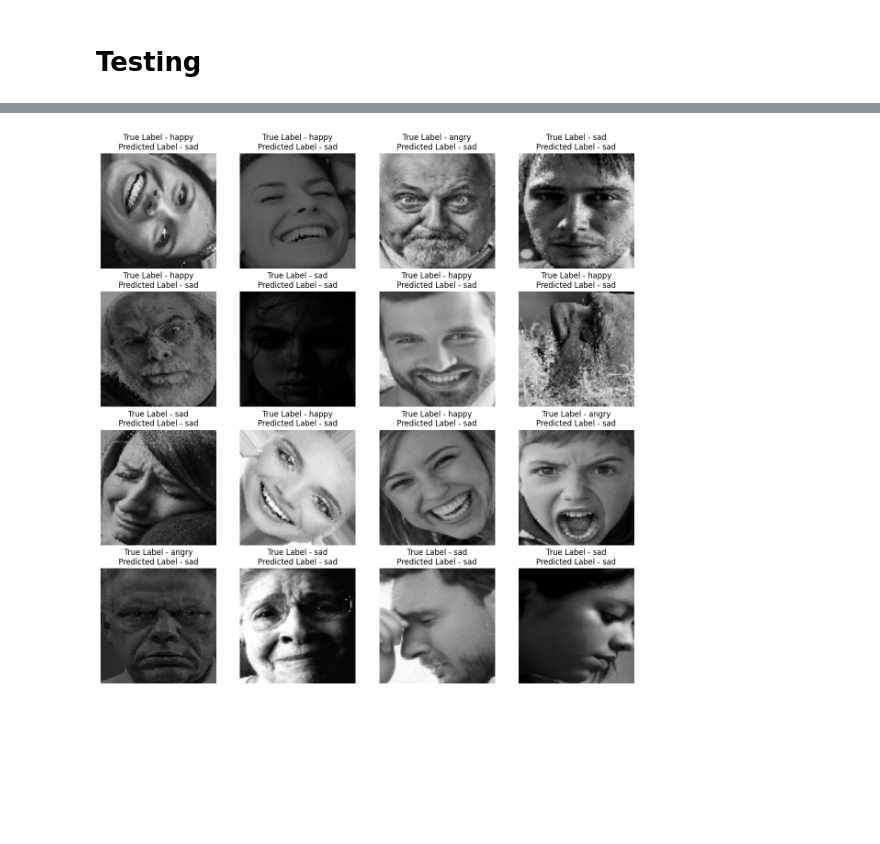
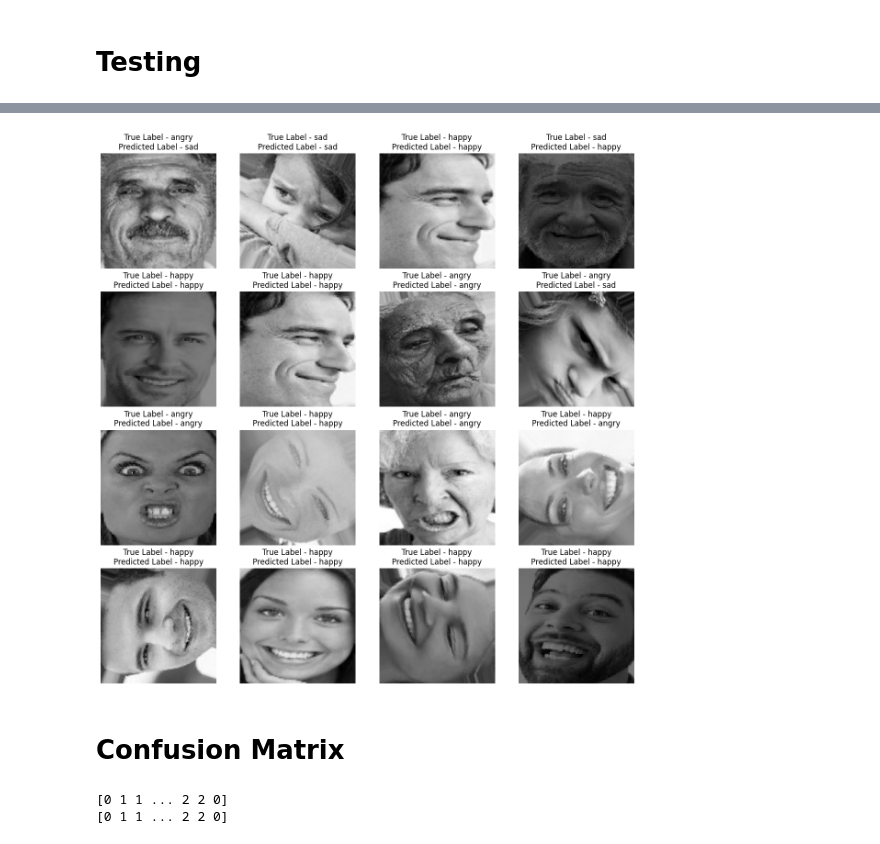
Before and after one commit to sleepsonrockss/Deep-Learning, a Jupyter notebook: HumanEmotions/HE.ipynb, the cells around one changed output, grey strips where cells are left out. Drawn from its saved outputs; the diff is of its cells as text; code cells hidden in the pictures; blank space fills up the shorter version.

Commit message:
Done with the confusion matrix

```diff
--- a/HumanEmotions/HE.ipynb
+++ b/HumanEmotions/HE.ipynb
@@ -115,7 +117,7 @@ CONFIGURATION = {
     "BATCH_SIZE": 32,
     "IM_SIZE": 256,
     "LEARNING_RATE": 1e-3,
-    "N_EPOCHS": 20,
+    "N_EPOCHS": 5,
     "DROPOUT_RATE": 0.0,
     "REGULARIZATION_RATE": 0.0,
     "N_FILTERS": 6,
@@ -333,11 +333,13 @@ sad
 # %%
 plt.figure(figsize = (15,15))
 for images, labels in validation_dataset.take(1):
     for i in range(16):
         ax = plt.subplot(4,4,i+1)
         plt.imshow(images[i]/255)
         plt.title('True Label - ' + CONFIGURATION['CLASS_NAMES'][tf.argmax(labels[i], axis = 0).numpy()]
-                + '\n' + 'Predicted Label - ' + CONFIGURATION['CLASS_NAMES'][tf.argmax(lenet_model(im), axis = 1).numpy()[0]])
+                + '\n' + 'Predicted Label - ' + CONFIGURATION['CLASS_NAMES'][tf.argmax(lenet_model(tf.expand_dims(images[i], axis = 0)), axis =-1).numpy()[0]])
         plt.axis('off')
 # %% [output]
-[figure, old version]
+[figure, new version]
+# %% [markdown]
+# Confusion Matrix
@@ -343,0 +353,6 @@ for images, labels in validation_dataset.take(1):
+# %%
+print(np.concatenate([np.argmax(labels[:-1], axis = -1).flatten(), np.argmax(labels[-1], axis = -1).flatten()])) # class names of all batches into a 1 dimension list + all batches of 32 + the last batch
+print(np.concatenate([np.argmax(predicted[:-1], axis = -1).flatten(), np.argmax(predicted[-1], axis = -1).flatten()]))
+# %% [output]
+[0 1 1 ... 2 2 0]
+[0 1 1 ... 2 2 0]
```
Also changed, not shown: parts of 9 cells of this notebook.
